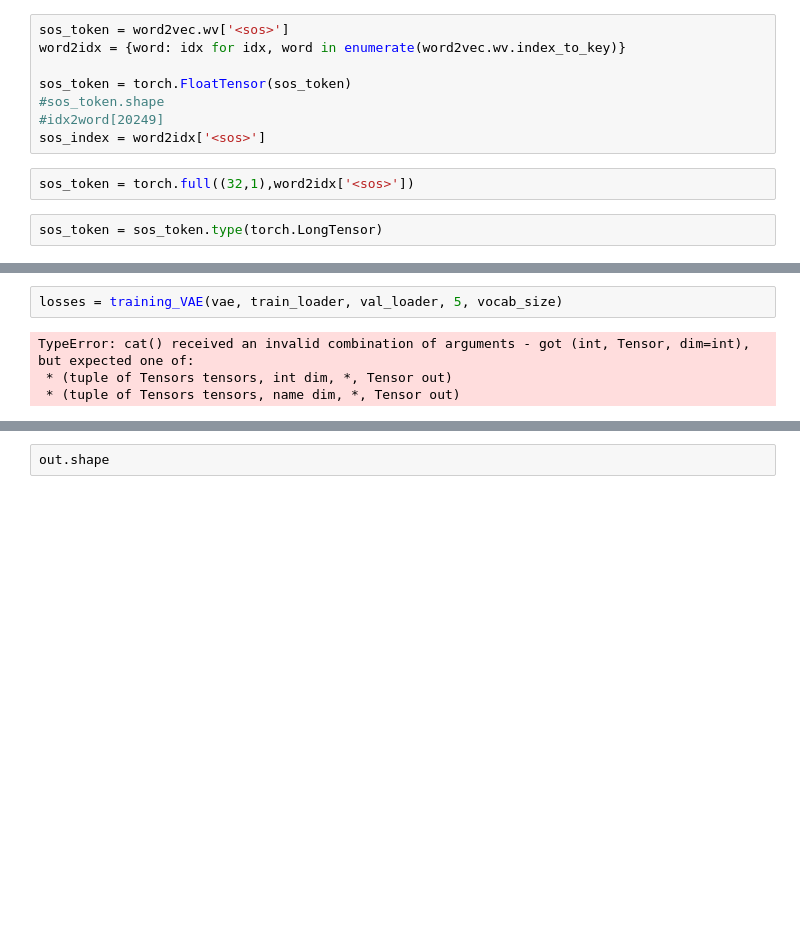
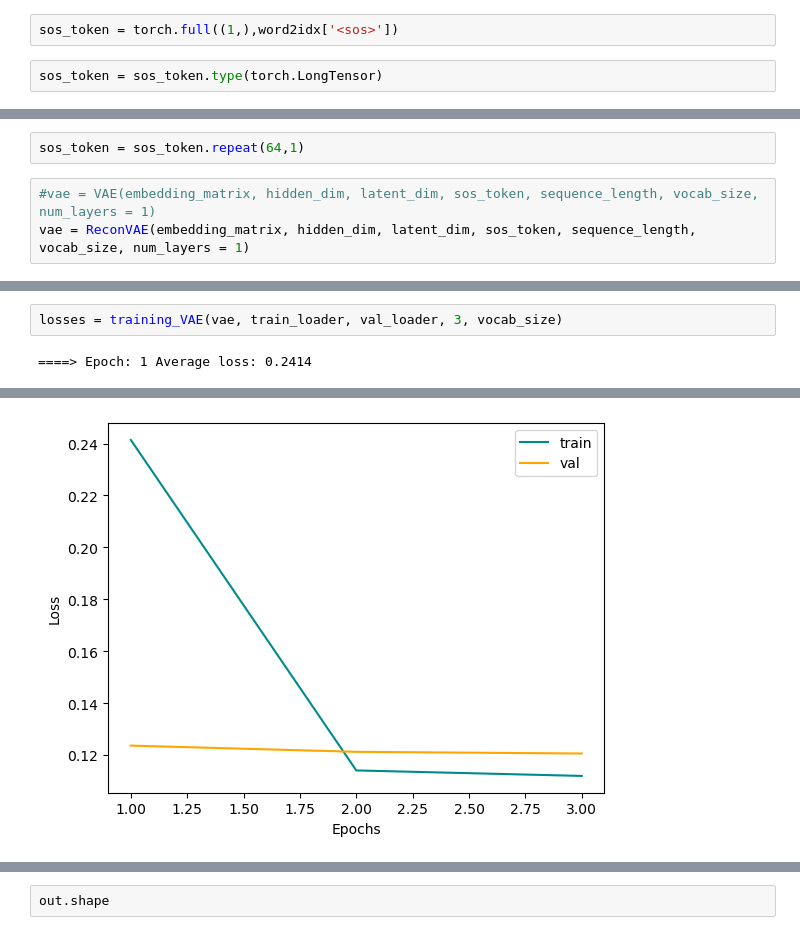
Before and after one commit to MassimoMario/Dante_to_italian_Text_Style_Transfer, a Jupyter notebook: simple_ae.ipynb, the cells around one changed output, grey strips where cells are left out. Drawn from its saved outputs; the diff is of its cells as text; blank space fills up the shorter version.

```diff
--- a/simple_ae.ipynb
+++ b/simple_ae.ipynb
@@ -390,12 +412,4 @@ vocab_size
-# %%
-sos_token = word2vec.wv['<sos>']
-word2idx = {word: idx for idx, word in enumerate(word2vec.wv.index_to_key)}
-
-sos_token = torch.FloatTensor(sos_token)
-#sos_token.shape
-#idx2word[20249]
-sos_index = word2idx['<sos>']
 # %%
-sos_token = torch.full((32,1),word2idx['<sos>'])
+sos_token = torch.full((1,),word2idx['<sos>'])
 # %%
 sos_token = sos_token.type(torch.LongTensor)
@@ -404,3 +420,8 @@ vae = VAE(embedding_matrix, hidden_dim, latent_dim, sequence_length, vocab_size)
+# %%
+sos_token = sos_token.repeat(64,1)
+# %%
+#vae = VAE(embedding_matrix, hidden_dim, latent_dim, sos_token, sequence_length, vocab_size, num_layers = 1)
+vae = ReconVAE(embedding_matrix, hidden_dim, latent_dim, sos_token, sequence_length, vocab_size, num_layers = 1)
 # %%
 vae_params = sum(p.numel() for p in vae.parameters() if p.requires_grad)
 print('Total parameters: ', vae_params)
@@ -409,6 +430,4 @@ Total parameters:  2460498
 # %%
-losses = training_VAE(vae, train_loader, val_loader, 5, vocab_size)
+losses = training_VAE(vae, train_loader, val_loader, 3, vocab_size)
 # %% [output]
-TypeError: cat() received an invalid combination of arguments - got (int, Tensor, dim=int), but expected one of:
- * (tuple of Tensors tensors, int dim, *, Tensor out)
- * (tuple of Tensors tensors, name dim, *, Tensor out)
+====> Epoch: 1 Average loss: 0.2414
@@ -414,0 +436 @@ TypeError: cat() received an invalid combination of arguments - got (int, Tensor
+[figure, added]
```
Also changed, not shown: parts of 40 cells of this notebook, 3 other files.
